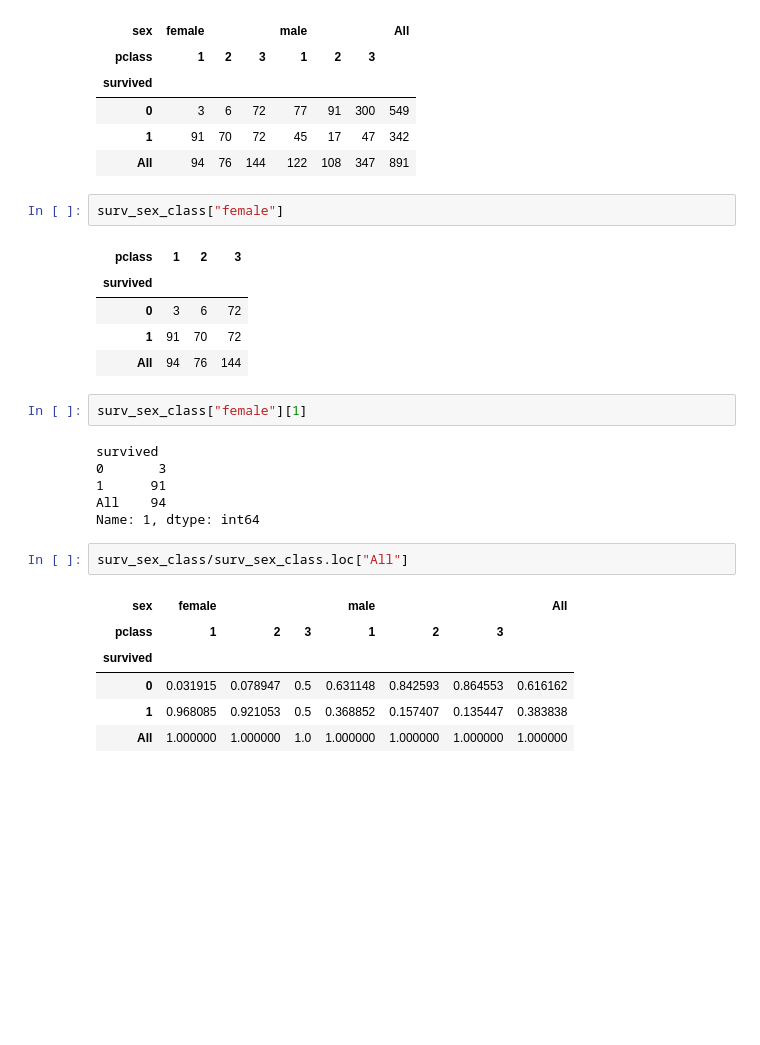
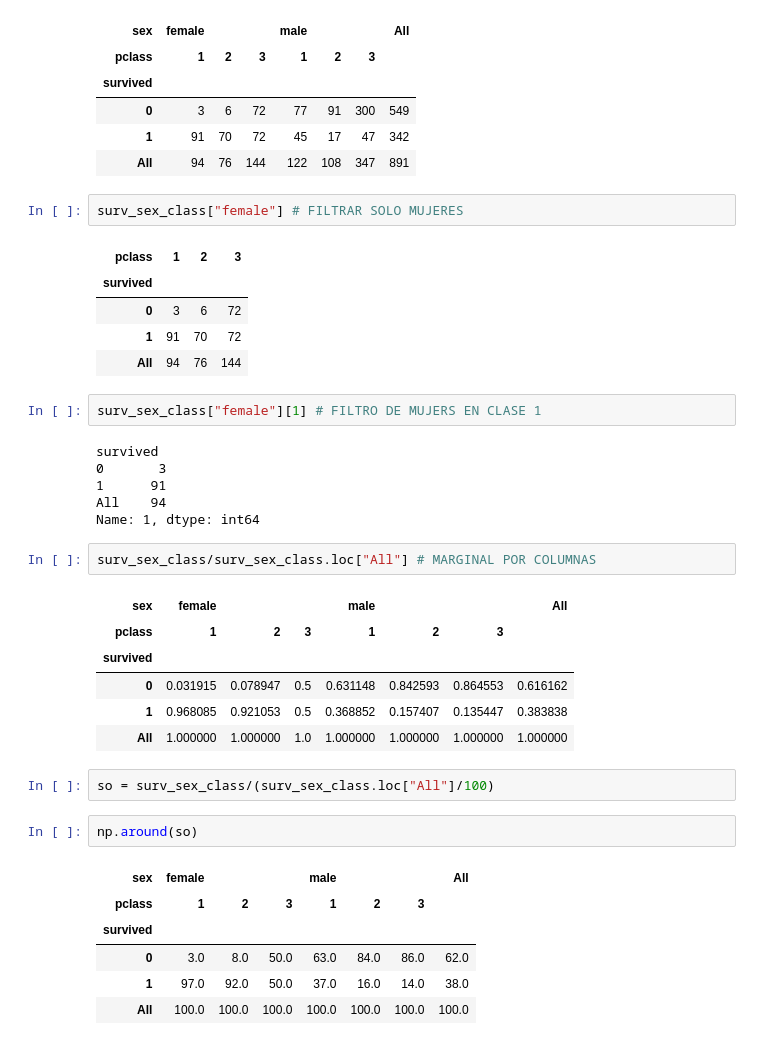
Before and after one commit to INFINITY-RUBER/UDEMY-ESTADISTICA-DESC-R-y-PYTHON, a Jupyter notebook: scripts/tema6 - tablas descriptivas/05-titanic.ipynb, the cells around one changed output. Drawn from its saved outputs; the diff is of its cells as text; blank space fills up the shorter version.

```diff
--- a/scripts/tema6 - tablas descriptivas/05-titanic.ipynb
+++ b/scripts/tema6 - tablas descriptivas/05-titanic.ipynb
@@ -185,7 +212,7 @@ surv_sex_class
 | 1 | 91 | 70 | 72 | 45 | 17 | 47 | 342 |
 | All | 94 | 76 | 144 | 122 | 108 | 347 | 891 |
 # %%
-surv_sex_class["female"]
+surv_sex_class["female"] # FILTRAR SOLO MUJERES
 # %% [output]
 | pclass | 1 | 2 | 3 |
 | survived |  |  |  |
@@ -193,7 +220,7 @@ surv_sex_class["female"]
 | 1 | 91 | 70 | 72 |
 | All | 94 | 76 | 144 |
 # %%
-surv_sex_class["female"][1]
+surv_sex_class["female"][1] # FILTRO DE MUJERS EN CLASE 1
 # %% [output]
 survived
 0       3
@@ -201,7 +228,7 @@ survived
 All    94
 Name: 1, dtype: int64
 # %%
-surv_sex_class/surv_sex_class.loc["All"]
+surv_sex_class/surv_sex_class.loc["All"] # MARGINAL POR COLUMNAS
 # %% [output]
 | sex | female |  |  | male |  |  | All |
 | pclass | 1 | 2 | 3 | 1 | 2 | 3 |  |
@@ -209,3 +236,14 @@ surv_sex_class/surv_sex_class.loc["All"]
 | 0 | 0.031915 | 0.078947 | 0.5 | 0.631148 | 0.842593 | 0.864553 | 0.616162 |
 | 1 | 0.968085 | 0.921053 | 0.5 | 0.368852 | 0.157407 | 0.135447 | 0.383838 |
 | All | 1.000000 | 1.000000 | 1.0 | 1.000000 | 1.000000 | 1.000000 | 1.000000 |
+# %%
+so = surv_sex_class/(surv_sex_class.loc["All"]/100)
+# %%
+np.around(so)
+# %% [output]
+| sex | female |  |  | male |  |  | All |
+| pclass | 1 | 2 | 3 | 1 | 2 | 3 |  |
+| survived |  |  |  |  |  |  |  |
+| 0 | 3.0 | 8.0 | 50.0 | 63.0 | 84.0 | 86.0 | 62.0 |
+| 1 | 97.0 | 92.0 | 50.0 | 37.0 | 16.0 | 14.0 | 38.0 |
+| All | 100.0 | 100.0 | 100.0 | 100.0 | 100.0 | 100.0 | 100.0 |
```
Also changed, not shown: parts of 22 cells of this notebook, 2 other files.
